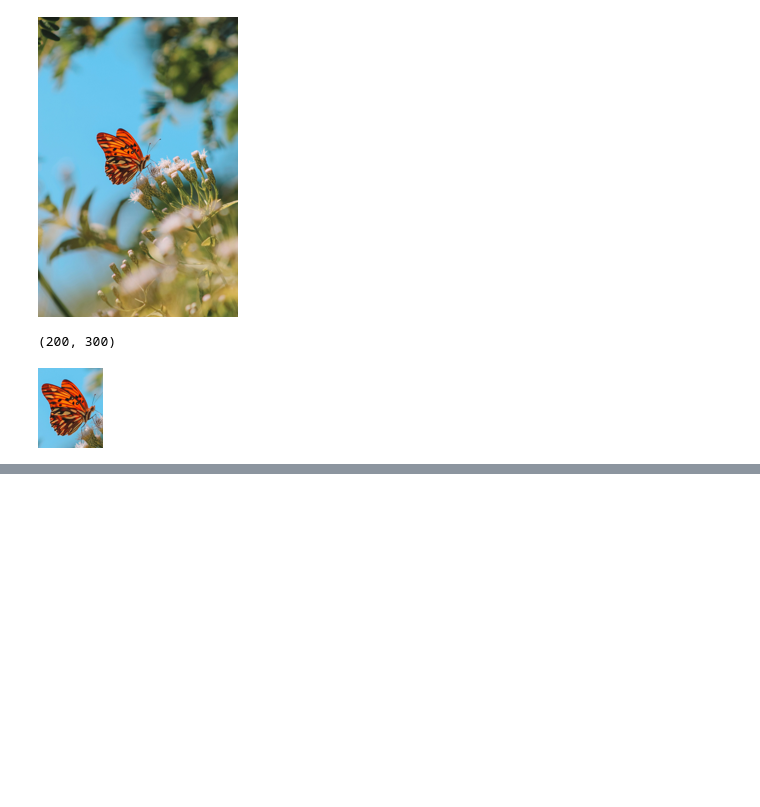
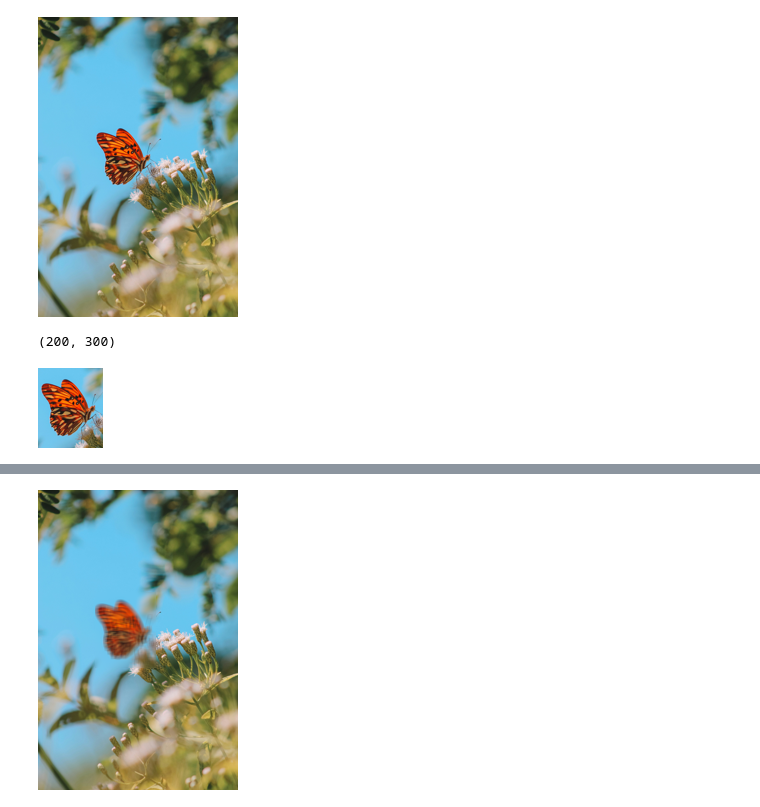
Before and after one commit to Aravindsaiz/Python_Programs, a Jupyter notebook: Notebooks/Render_image.ipynb, the cells around one changed output, grey strips where cells are left out. Cells and saved outputs as stored; diff of their text form; code cells hidden in the pictures; blank space fills up the shorter version.

```diff
--- a/Notebooks/Render_image.ipynb
+++ b/Notebooks/Render_image.ipynb
@@ -26,0 +44,4 @@ crop_butterfly
+# %%
+flower
+# %% [output]
+[figure, added]
```
Also changed, not shown: parts of 6 cells of this notebook.
